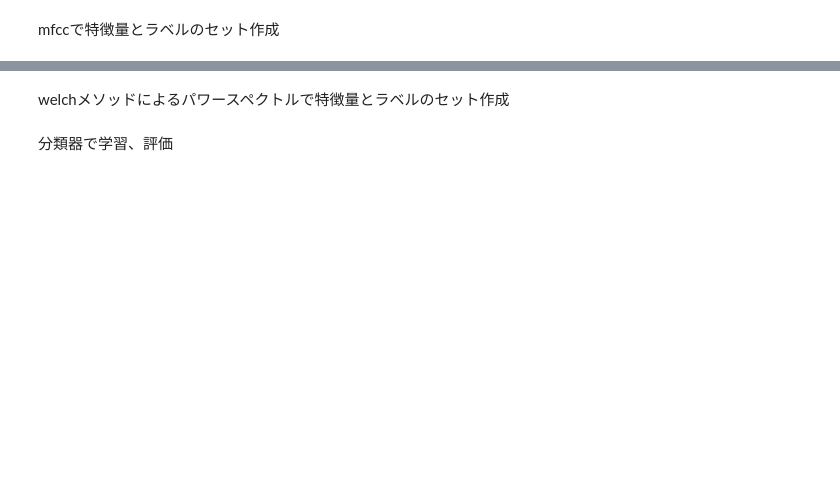
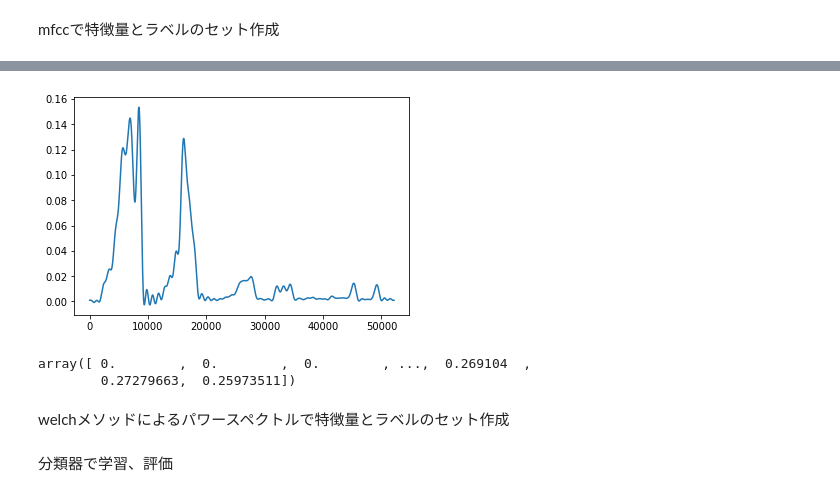
Before and after one commit to kacky24/baby_cry_cause_estimation, a Jupyter notebook: voice_classification.ipynb, the cells around one changed output, grey strips where cells are left out. Drawn from its saved outputs; the diff is of its cells as text; code cells hidden in the pictures; blank space fills up the shorter version.

```diff
--- a/voice_classification.ipynb
+++ b/voice_classification.ipynb
@@ -43,3 +119,14 @@ y = np.array(y)
+# %%
+plt.plot(smoothing(np.abs(x_seq[4])))
+#plt.xlim(21000, 23100)
+plt.show()
+# %% [output]
+[figure, added]
+# %%
+np.abs(x_seq[1])
+# %% [output]
+array([ 0.        ,  0.        ,  0.        , ...,  0.269104  ,
+        0.27279663,  0.25973511])
 # %% [markdown]
 welchメソッドによるパワースペクトルで特徴量とラベルのセット作成
 # %%
```
Also changed, not shown: parts of 18 cells of this notebook, 1 other file.
